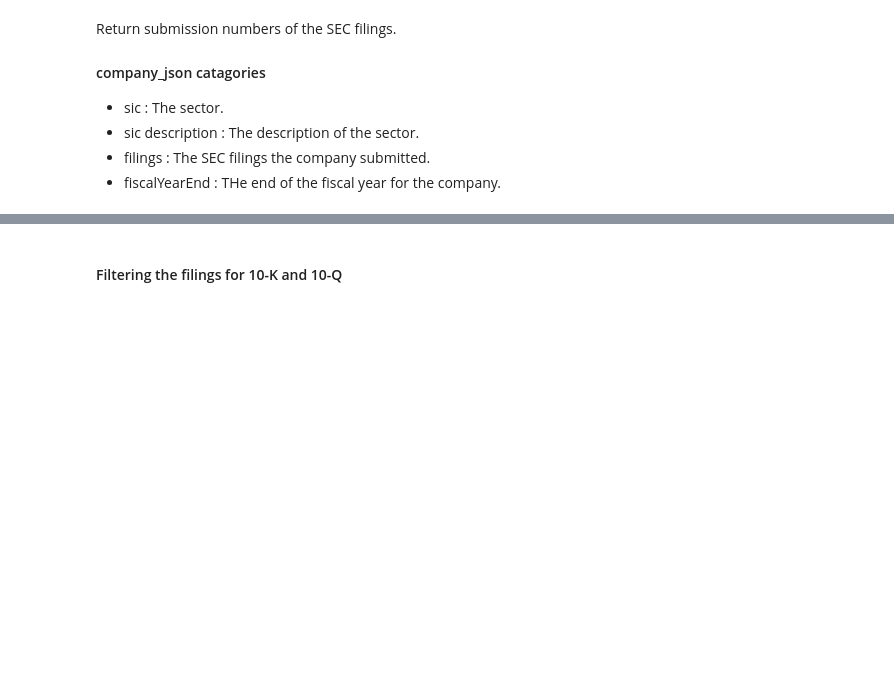
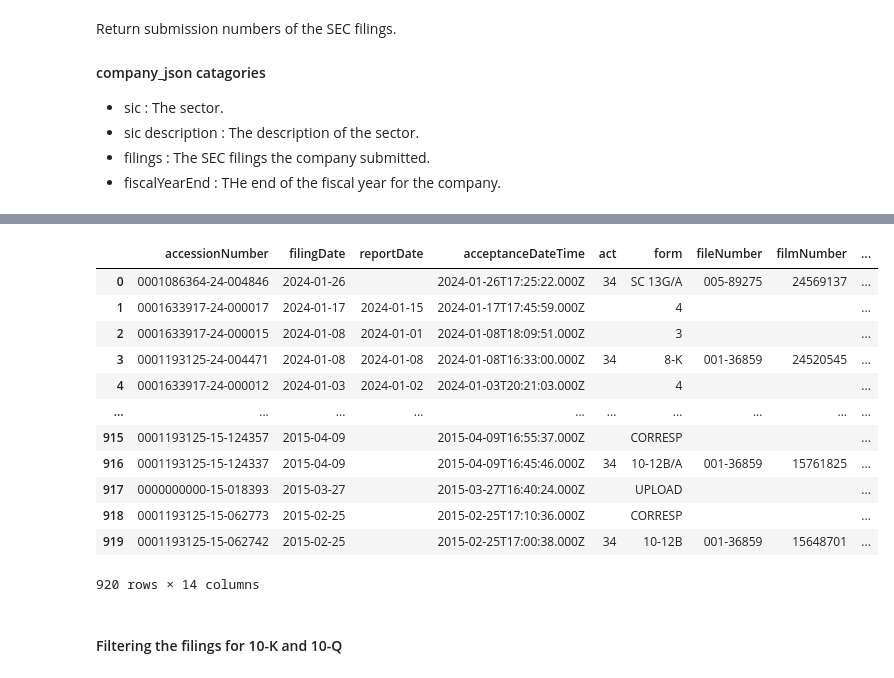
Before and after one commit to xingxc/edgar_cursor, a Jupyter notebook: SEC_data_company_facts.ipynb, the cells around one changed output, grey strips where cells are left out. Cells and saved outputs as stored; diff of their text form; code cells hidden in the pictures; blank space fills up the shorter version.

```diff
--- a/SEC_data_company_facts.ipynb
+++ b/SEC_data_company_facts.ipynb
@@ -56,3 +64,23 @@ company_json['fiscalYearEnd']
+# %%
+company_filing_df = get_submissions_for_ticker(
+    ticker, headers=headers, only_filings_df=True
+)
+
+display(company_filing_df)
+# %% [output]
+|  | accessionNumber | filingDate | reportDate | acceptanceDateTime | act | form | fileNumber | filmNumber | ... |
+| 0 | 0001086364-24-004846 | 2024-01-26 |  | 2024-01-26T17:25:22.000Z | 34 | SC 13G/A | 005-89275 | 24569137 | ... |
+| 1 | 0001633917-24-000017 | 2024-01-17 | 2024-01-15 | 2024-01-17T17:45:59.000Z |  | 4 |  |  | ... |
+| 2 | 0001633917-24-000015 | 2024-01-08 | 2024-01-01 | 2024-01-08T18:09:51.000Z |  | 3 |  |  | ... |
+| 3 | 0001193125-24-004471 | 2024-01-08 | 2024-01-08 | 2024-01-08T16:33:00.000Z | 34 | 8-K | 001-36859 | 24520545 | ... |
+| 4 | 0001633917-24-000012 | 2024-01-03 | 2024-01-02 | 2024-01-03T20:21:03.000Z |  | 4 |  |  | ... |
+| ... | ... | ... | ... | ... | ... | ... | ... | ... | ... |
+| 915 | 0001193125-15-124357 | 2015-04-09 |  | 2015-04-09T16:55:37.000Z |  | CORRESP |  |  | ... |
+| 916 | 0001193125-15-124337 | 2015-04-09 |  | 2015-04-09T16:45:46.000Z | 34 | 10-12B/A | 001-36859 | 15761825 | ... |
+| 917 | 0000000000-15-018393 | 2015-03-27 |  | 2015-03-27T16:40:24.000Z |  | UPLOAD |  |  | ... |
+| 918 | 0001193125-15-062773 | 2015-02-25 |  | 2015-02-25T17:10:36.000Z |  | CORRESP |  |  | ... |
+| 919 | 0001193125-15-062742 | 2015-02-25 |  | 2015-02-25T17:00:38.000Z | 34 | 10-12B | 001-36859 | 15648701 | ... |
+920 rows × 14 columns
 # %% [markdown]
 #### Filtering the filings for 10-K and 10-Q
 # %%
```
Also changed, not shown: parts of 2 cells of this notebook, 2 other files.
